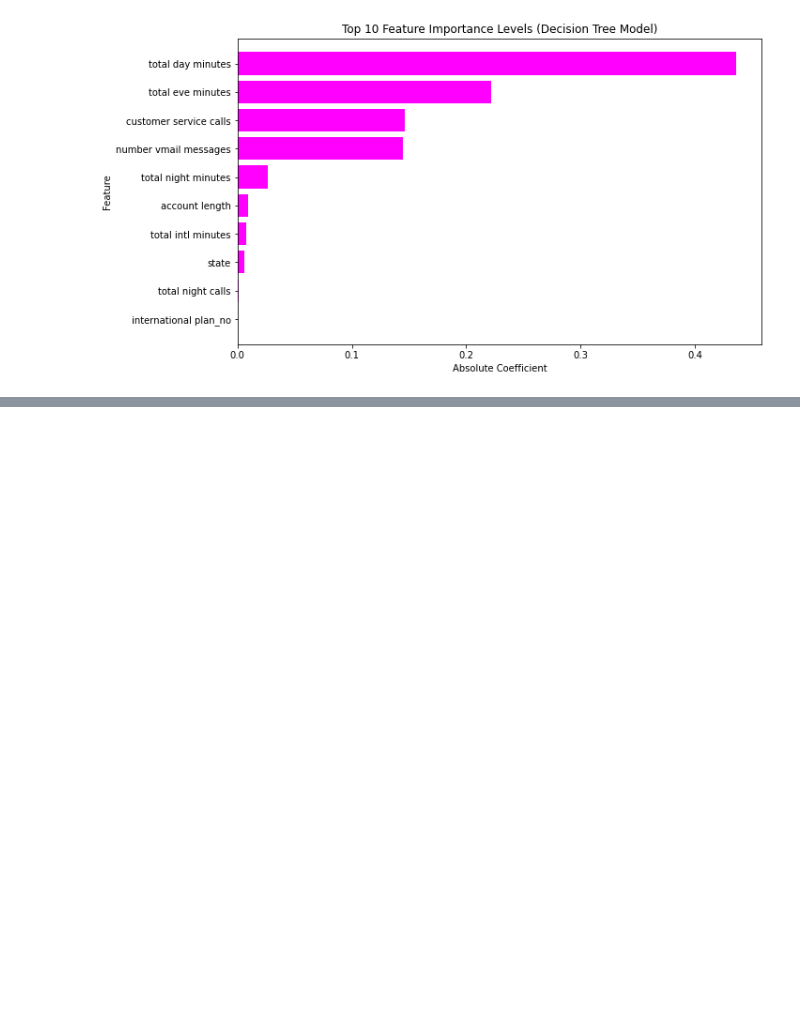
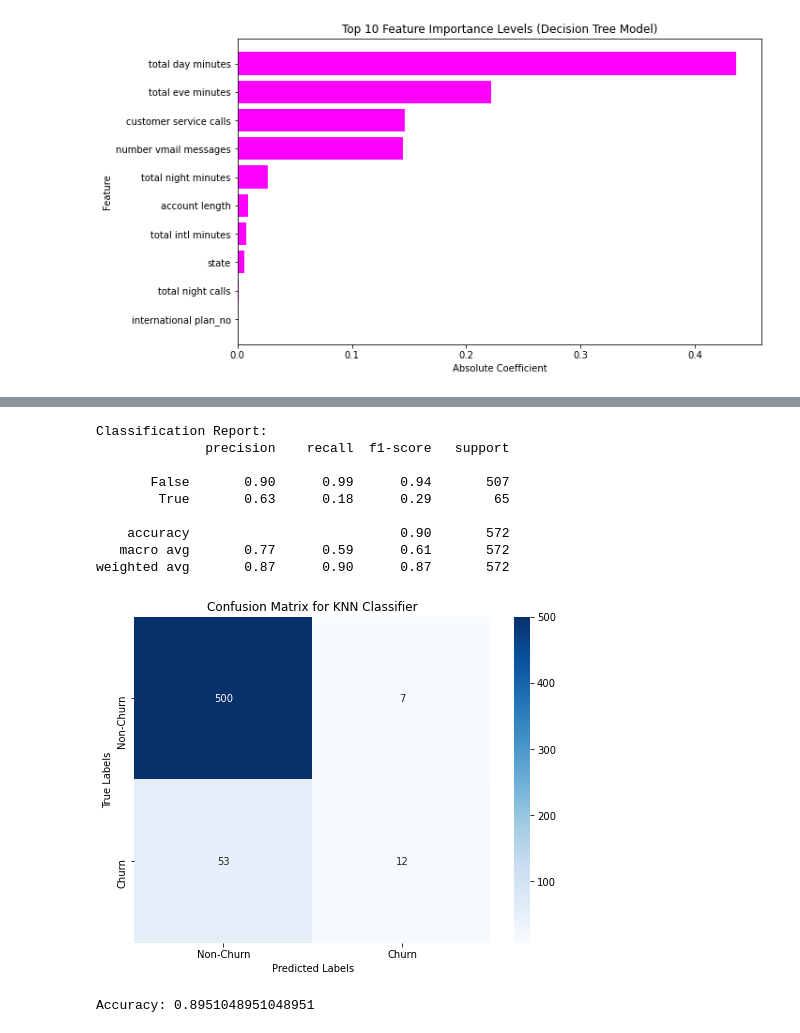
Before and after one commit to Agai-Beryl/Predicting-Customer-Churn-For-A-Leading-Telco-Using-Machine-Learning, a Jupyter notebook: MachineLearning.ipynb, the cells around one changed output, grey strips where cells are left out. Cells and saved outputs as stored; diff of their text form; code cells hidden in the pictures; blank space fills up the shorter version.

```diff
--- a/MachineLearning.ipynb
+++ b/MachineLearning.ipynb
@@ -1392,0 +1397,45 @@ plt.show()
+# %%
+class KNNClassifier:
+    def __init__(self, n_neighbors=5):
+        self.model = KNeighborsClassifier(n_neighbors=n_neighbors)
+
+    def fit(self, X_train, y_train):
+        self.model.fit(X_train, y_train)
+
+    def evaluate(self, X_test, y_test):
+        # Predict on the test set
+        y_pred = self.model.predict(X_test)
+
+        # Generate classification report
+        print("Classification Report:")
+        print(classification_report(y_test, y_pred))
+
+        # Generate confusion matrix and visualize
+        cm = confusion_matrix(y_test, y_pred)
+        plt.figure(figsize=(8, 6))
+        sns.heatmap(cm, annot=True, fmt='d', cmap='Blues', xticklabels=['Non-Churn', 'Churn'], yticklabels=['Non-Churn', 'Churn'])
+        plt.xlabel('Predicted Labels')
+        plt.ylabel('True Labels')
+        plt.title('Confusion Matrix for KNN Classifier')
+        plt.show()
+
+        # Calculate and print accuracy
+        accuracy = accuracy_score(y_test, y_pred)
+        print("Accuracy:", accuracy)
+
+# Assuming X_train, y_train, X_test, and y_test are your training and test data
+knn = KNNClassifier(n_neighbors=5)
+knn.fit(X_train, y_train)
+knn.evaluate(X_test, y_test)
+# %% [output]
+Classification Report:
+              precision    recall  f1-score   support
+
+       False       0.90      0.99      0.94       507
+        True       0.63      0.18      0.29        65
+
+    accuracy                           0.90       572
+   macro avg       0.77      0.59      0.61       572
+weighted avg       0.87      0.90      0.87       572
+[figure, added]
+Accuracy: 0.8951048951048951
```
Also changed, not shown: parts of 12 cells of this notebook.
